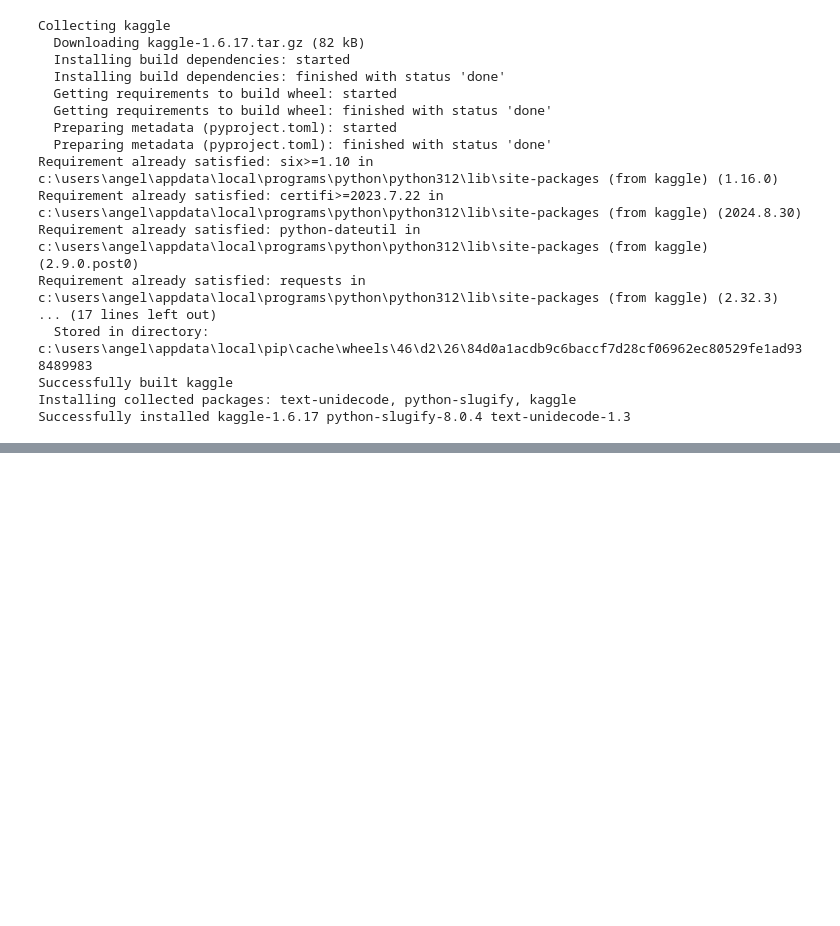
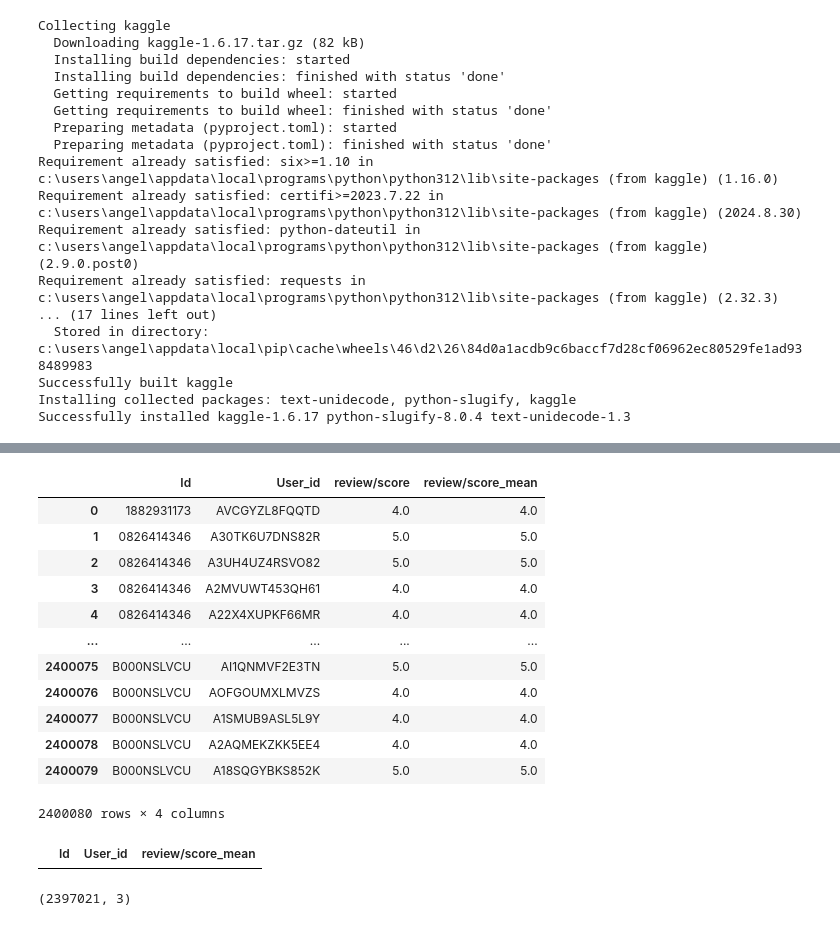
Before and after one commit to melissarizzi/Massive-Data, a Jupyter notebook: project.ipynb, the cells around one changed output, grey strips where cells are left out. Cells and saved outputs as stored; diff of their text form; code cells hidden in the pictures; blank space fills up the shorter version.

```diff
--- a/project.ipynb
+++ b/project.ipynb
@@ -62,0 +97,2 @@ subsample
+# %%
+df = df.dropna()
@@ -62,0 +147,2 @@ subsample
+# %%
+df = df.drop_duplicates()
@@ -62,0 +161,2 @@ subsample
+# %%
+df_short = df.drop(['Title', 'review/text', 'review/summary'] ,axis=1)
@@ -62,0 +194,2 @@ subsample
+# %%
+df_short = df_short.drop_duplicates()
@@ -62,0 +218,20 @@ subsample
+# %%
+df_media = df_short.groupby(['Id', 'User_id'])['review/score'].mean()
+
+# Aggiungere la colonna 'score' al DataFrame originale tramite un merge
+df_short2 = pd.merge(df_short, df_media, on=['Id', 'User_id'], how='left', suffixes=('', '_mean'))
+df_short2
+# %% [output]
+|  | Id | User_id | review/score | review/score_mean |
+| 0 | 1882931173 | AVCGYZL8FQQTD | 4.0 | 4.0 |
+| 1 | 0826414346 | A30TK6U7DNS82R | 5.0 | 5.0 |
+| 2 | 0826414346 | A3UH4UZ4RSVO82 | 5.0 | 5.0 |
+| 3 | 0826414346 | A2MVUWT453QH61 | 4.0 | 4.0 |
+| 4 | 0826414346 | A22X4XUPKF66MR | 4.0 | 4.0 |
+| ... | ... | ... | ... | ... |
+| 2400075 | B000NSLVCU | AI1QNMVF2E3TN | 5.0 | 5.0 |
+| 2400076 | B000NSLVCU | AOFGOUMXLMVZS | 4.0 | 4.0 |
+| 2400077 | B000NSLVCU | A1SMUB9ASL5L9Y | 4.0 | 4.0 |
+| 2400078 | B000NSLVCU | A2AQMEKZKK5EE4 | 4.0 | 4.0 |
+| 2400079 | B000NSLVCU | A18SQGYBKS852K | 5.0 | 5.0 |
+2400080 rows × 4 columns
@@ -62,0 +244,8 @@ subsample
+# %%
+duplicati2
+# %% [output]
+|  | Id | User_id | review/score_mean |
+# %%
+df_short2.shape
+# %% [output]
+(2397021, 3)
```
Also changed, not shown: parts of 37 cells of this notebook.
